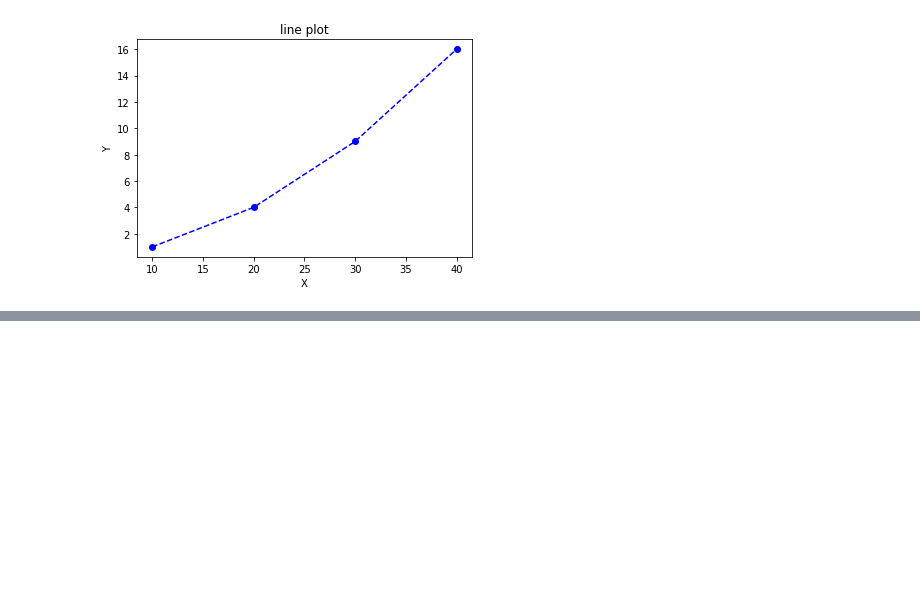
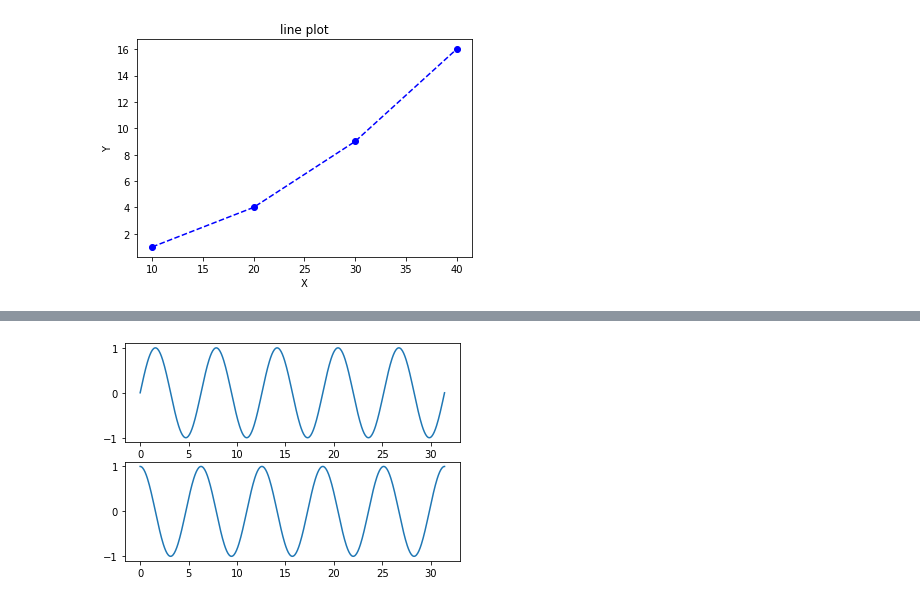
Before and after one commit to KimDoYoung1124/AI-STUDY, a Jupyter notebook: Matplotlib.ipynb, the cells around one changed output, grey strips where cells are left out. Saved outputs shown, nothing was run; the diff lists cells and outputs as text; code cells hidden in the pictures; blank space fills up the shorter version.

```diff
--- a/Matplotlib.ipynb
+++ b/Matplotlib.ipynb
@@ -34,0 +83,12 @@ r
+# %%
+# 저장
+import matplotlib.pyplot as plt
+import numpy as np
+
+x = np.linspace(0, np.pi * 10, 500) # PI * 10 너비에, 500개의 점을 균일하게 찍기
+fig, axes = plt.subplots(2, 1) # 2개의 그래프가 들어가는 Figure 생성
+axes[0].plot(x, np.sin(x)) # 첫 번째 그래프는 사인(Sin) 그래프
+axes[1].plot(x, np.cos(x)) # 두 번째 그래프는 코사인(Cos) 그래프
+#plt.savefig('C:\images\fig01.png', dpi = 100) # 주석풀면 저장(pg, jpeg, png, svg, svgz, eps, pdf, pgf, ps, raw, rgba, tif, tiff 등 가능)
+# %% [output]
+[figure, added]
```
Also changed, not shown: parts of 21 cells of this notebook.
